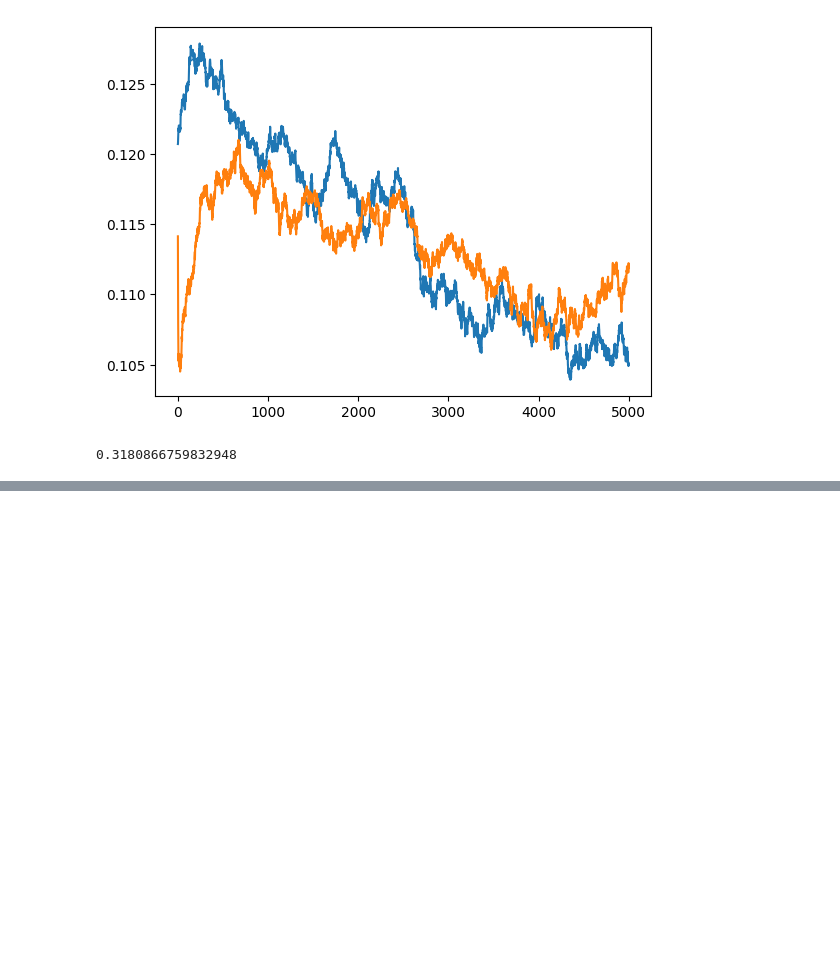
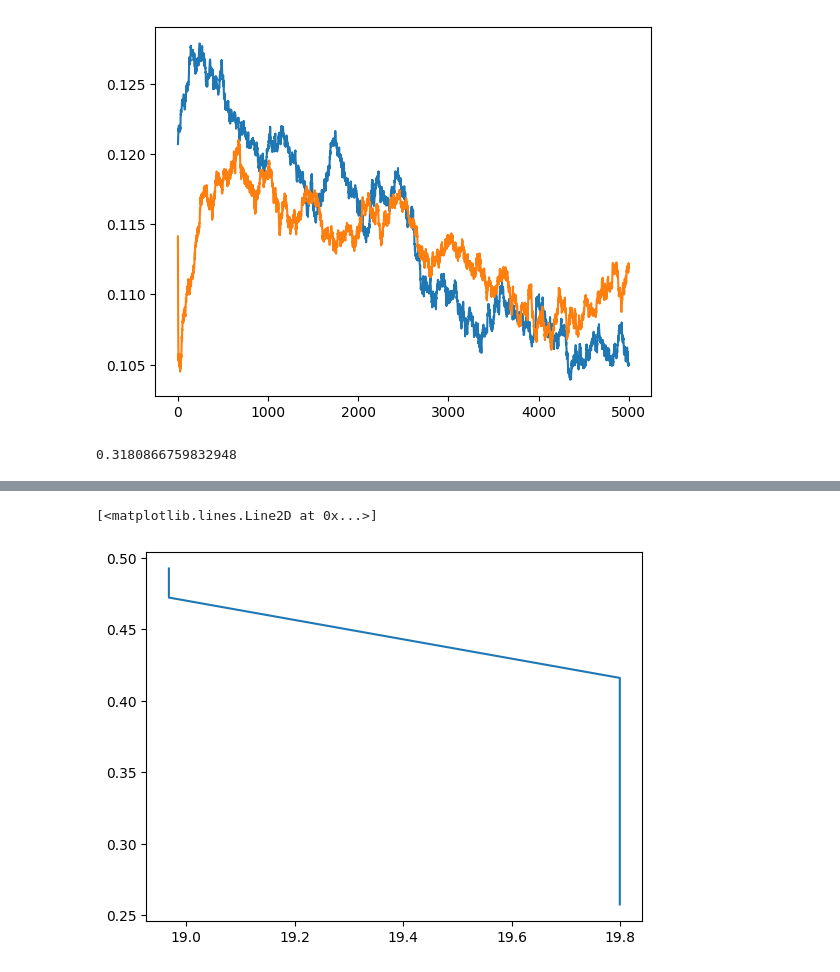
Before and after one commit to patrickpynadath1/automatic_cyclical_sampling, a Jupyter notebook: EBM Sample.ipynb, the cells around one changed output, grey strips where cells are left out. Drawn from its saved outputs; the diff is of its cells as text; code cells hidden in the pictures; blank space fills up the shorter version.

```diff
--- a/EBM Sample.ipynb
+++ b/EBM Sample.ipynb
@@ -187,0 +181,5 @@ np.mean(a_s)
+# %%
+plt.plot(burnin_1["step-adapt-hist"]['alpha_max'], burnin_1["step-adapt-hist"]['a_s'])
+# %% [output]
+[<matplotlib.lines.Line2D at 0x...>]
+[figure, added]
```
Also changed, not shown: parts of 17 cells of this notebook, 7 other files.
